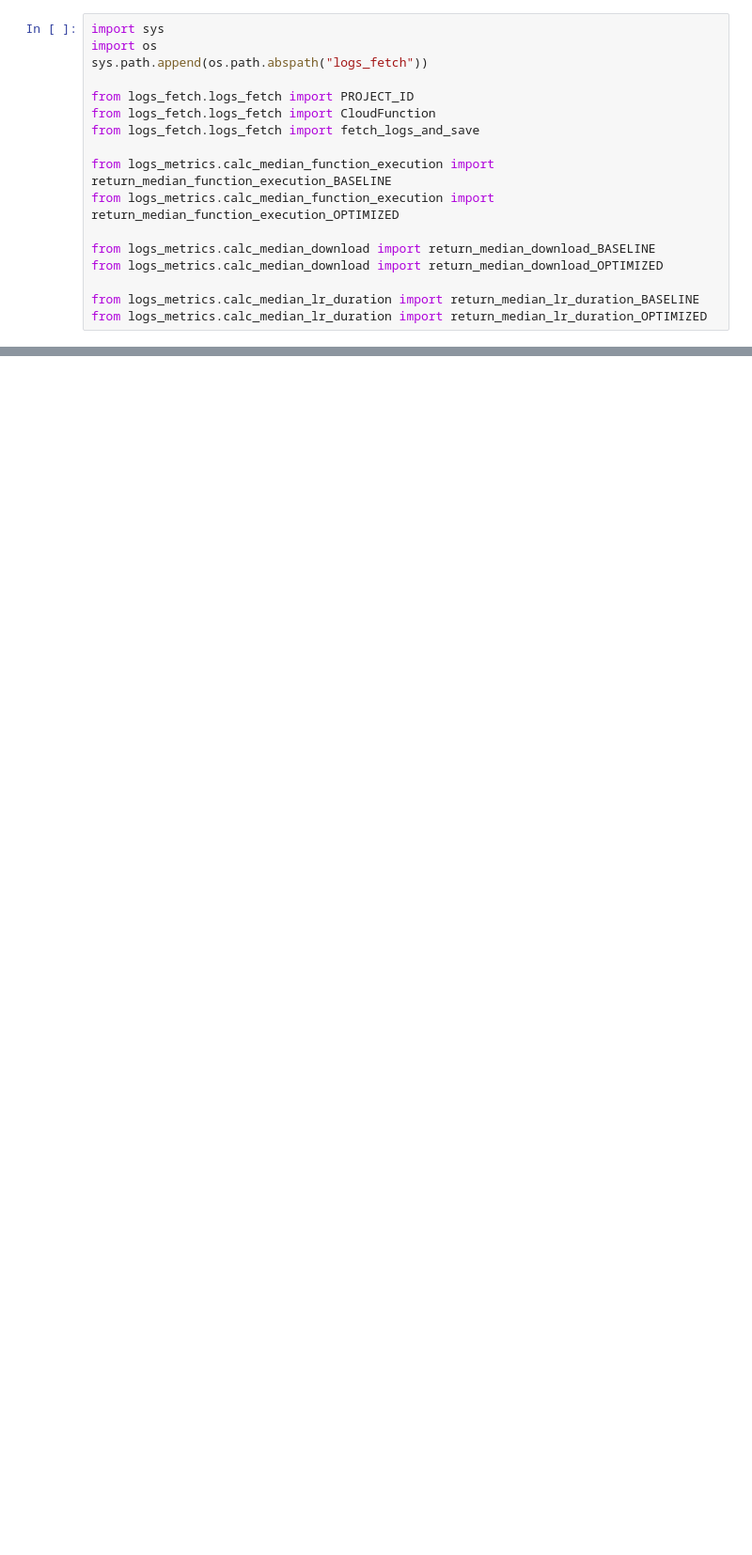
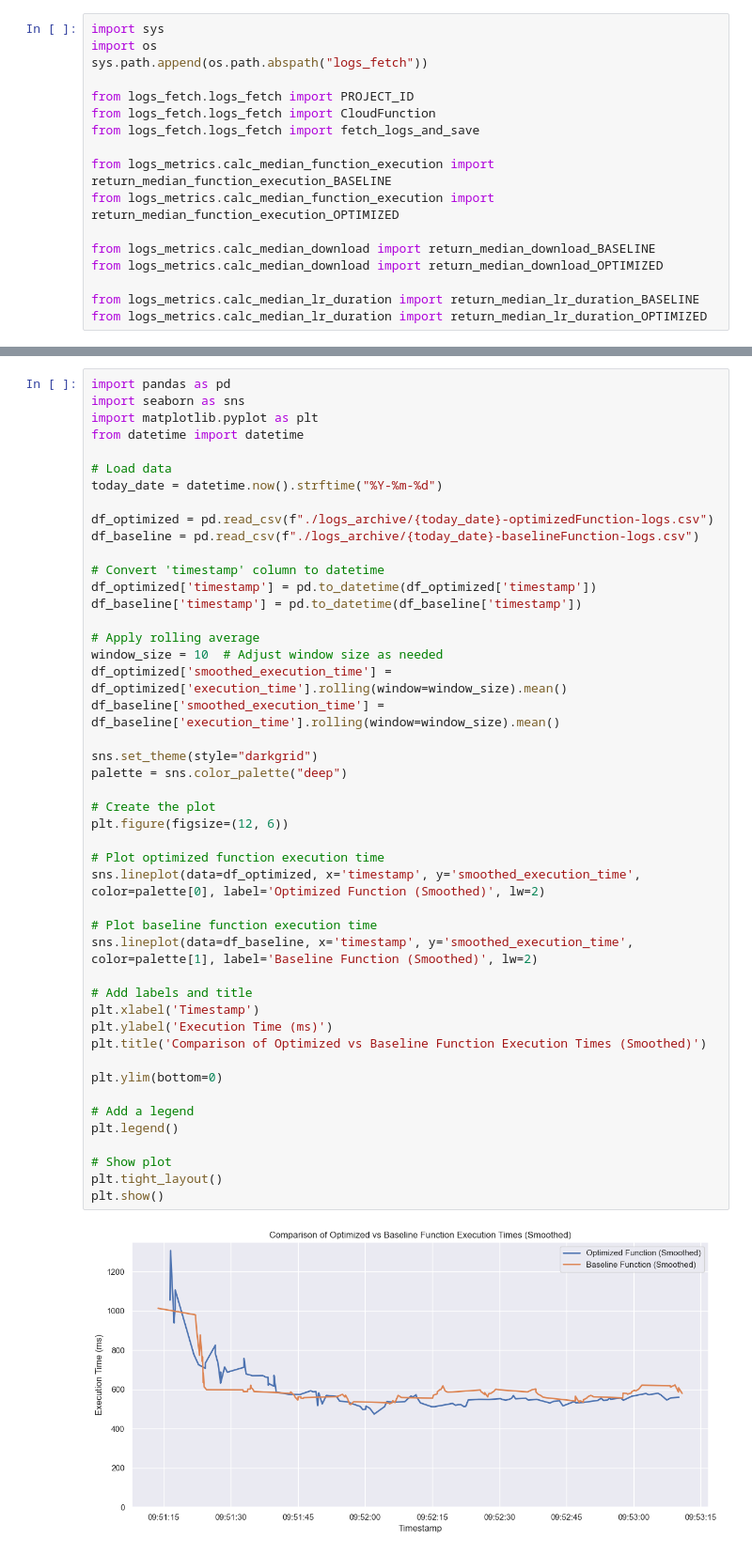
Before and after one commit to nilshoeller/minos, a Jupyter notebook: jupyter/workflow-1.ipynb, the cells around one changed output, grey strips where cells are left out. Shown at 94% size. Cells and saved outputs as stored; diff of their text form; blank space fills up the shorter version.

```diff
--- a/jupyter/workflow-1.ipynb
+++ b/jupyter/workflow-1.ipynb
@@ -167 +231,49 @@ plt.show()
+# %%
+import pandas as pd
+import seaborn as sns
+import matplotlib.pyplot as plt
+from datetime import datetime
+
+# Load data
+today_date = datetime.now().strftime("%Y-%m-%d")
+
+df_optimized = pd.read_csv(f"./logs_archive/{today_date}-optimizedFunction-logs.csv")
+df_baseline = pd.read_csv(f"./logs_archive/{today_date}-baselineFunction-logs.csv")
+
+# Convert 'timestamp' column to datetime
+df_optimized['timestamp'] = pd.to_datetime(df_optimized['timestamp'])
+df_baseline['timestamp'] = pd.to_datetime(df_baseline['timestamp'])
+
+# Apply rolling average
+window_size = 10  # Adjust window size as needed
+df_optimized['smoothed_execution_time'] = df_optimized['execution_time'].rolling(window=window_size).mean()
+df_baseline['smoothed_execution_time'] = df_baseline['execution_time'].rolling(window=window_size).mean()
+
+sns.set_theme(style="darkgrid")
+palette = sns.color_palette("deep")
+
+# Create the plot
+plt.figure(figsize=(12, 6))
+
+# Plot optimized function execution time
+sns.lineplot(data=df_optimized, x='timestamp', y='smoothed_execution_time', color=palette[0], label='Optimized Function (Smoothed)', lw=2)
+
+# Plot baseline function execution time
+sns.lineplot(data=df_baseline, x='timestamp', y='smoothed_execution_time', color=palette[1], label='Baseline Function (Smoothed)', lw=2)
+
+# Add labels and title
+plt.xlabel('Timestamp')
+plt.ylabel('Execution Time (ms)')
+plt.title('Comparison of Optimized vs Baseline Function Execution Times (Smoothed)')
+
+plt.ylim(bottom=0)
+
+# Add a legend
+plt.legend()
+
+# Show plot
+plt.tight_layout()
+plt.show()
+# %% [output]
+[figure, added]
 # %% [markdown]
```
Also changed, not shown: parts of 26 cells of this notebook, 5 other files.
